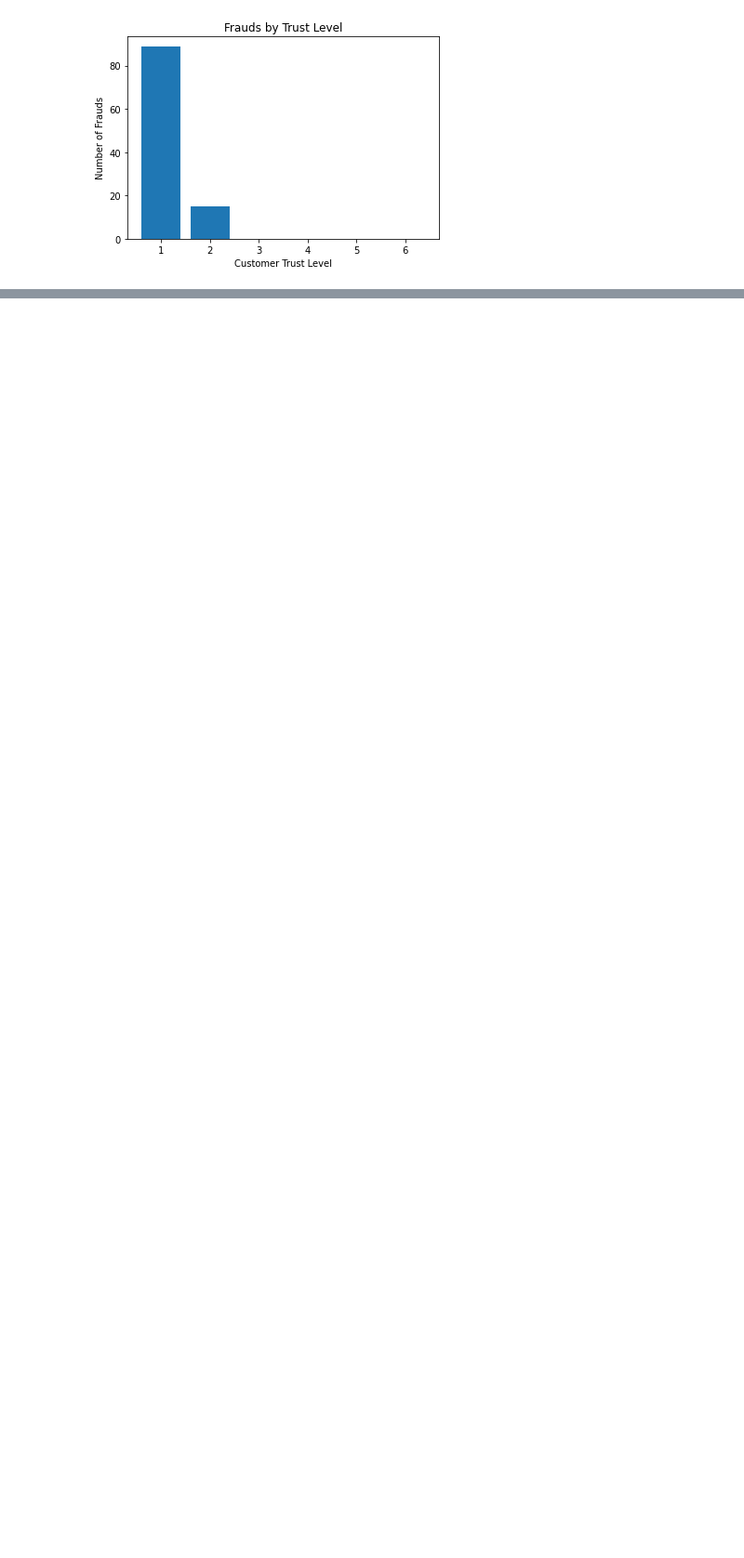
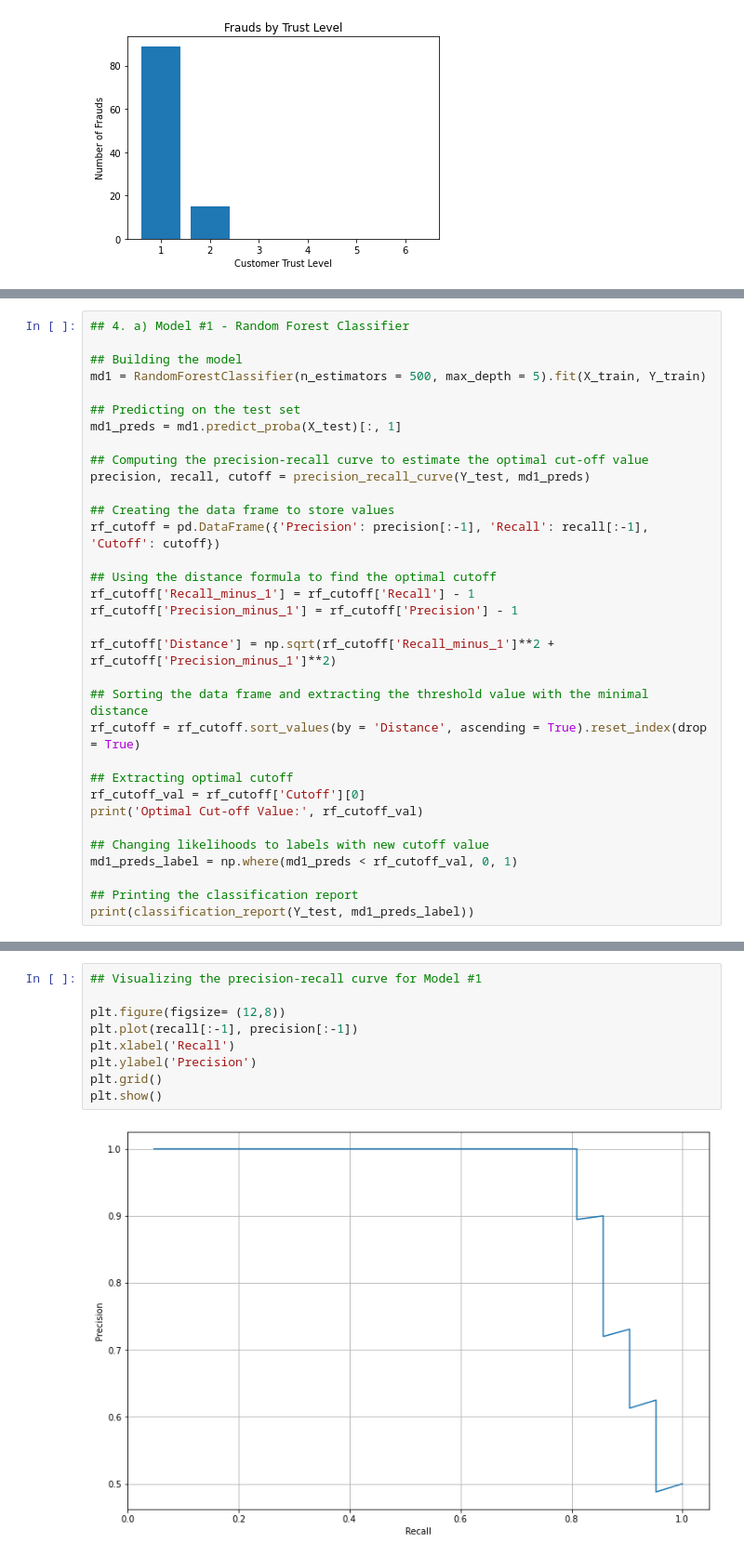
Before and after one commit to Evan-Callaghan/DATA-448-Predictive-Analytics, a Jupyter notebook: Homework Assignments/Homework Assignment 1.ipynb, the cells around one changed output, grey strips where cells are left out. Shown at 93% size. Saved outputs shown, nothing was run; the diff lists cells and outputs as text; blank space fills up the shorter version.

```diff
--- a/Homework Assignments/Homework Assignment 1.ipynb
+++ b/Homework Assignments/Homework Assignment 1.ipynb
@@ -106,0 +157,33 @@ plt.show()
+# %%
+## 4. a) Model #1 - Random Forest Classifier
+
+## Building the model
+md1 = RandomForestClassifier(n_estimators = 500, max_depth = 5).fit(X_train, Y_train)
+
+## Predicting on the test set
+md1_preds = md1.predict_proba(X_test)[:, 1]
+
+## Computing the precision-recall curve to estimate the optimal cut-off value
+precision, recall, cutoff = precision_recall_curve(Y_test, md1_preds)
+
+## Creating the data frame to store values
+rf_cutoff = pd.DataFrame({'Precision': precision[:-1], 'Recall': recall[:-1], 'Cutoff': cutoff})
+
+## Using the distance formula to find the optimal cutoff
+rf_cutoff['Recall_minus_1'] = rf_cutoff['Recall'] - 1
+rf_cutoff['Precision_minus_1'] = rf_cutoff['Precision'] - 1
+
+rf_cutoff['Distance'] = np.sqrt(rf_cutoff['Recall_minus_1']**2 + rf_cutoff['Precision_minus_1']**2)
+
+## Sorting the data frame and extracting the threshold value with the minimal distance
+rf_cutoff = rf_cutoff.sort_values(by = 'Distance', ascending = True).reset_index(drop = True)
+
+## Extracting optimal cutoff
+rf_cutoff_val = rf_cutoff['Cutoff'][0]
+print('Optimal Cut-off Value:', rf_cutoff_val)
+
+## Changing likelihoods to labels with new cutoff value
+md1_preds_label = np.where(md1_preds < rf_cutoff_val, 0, 1)
+
+## Printing the classification report
+print(classification_report(Y_test, md1_preds_label))
@@ -106,0 +200,11 @@ plt.show()
+# %%
+## Visualizing the precision-recall curve for Model #1
+
+plt.figure(figsize= (12,8))
+plt.plot(recall[:-1], precision[:-1])
+plt.xlabel('Recall')
+plt.ylabel('Precision')
+plt.grid()
+plt.show()
+# %% [output]
+[figure, added]
```
Also changed, not shown: parts of 7 cells of this notebook.
